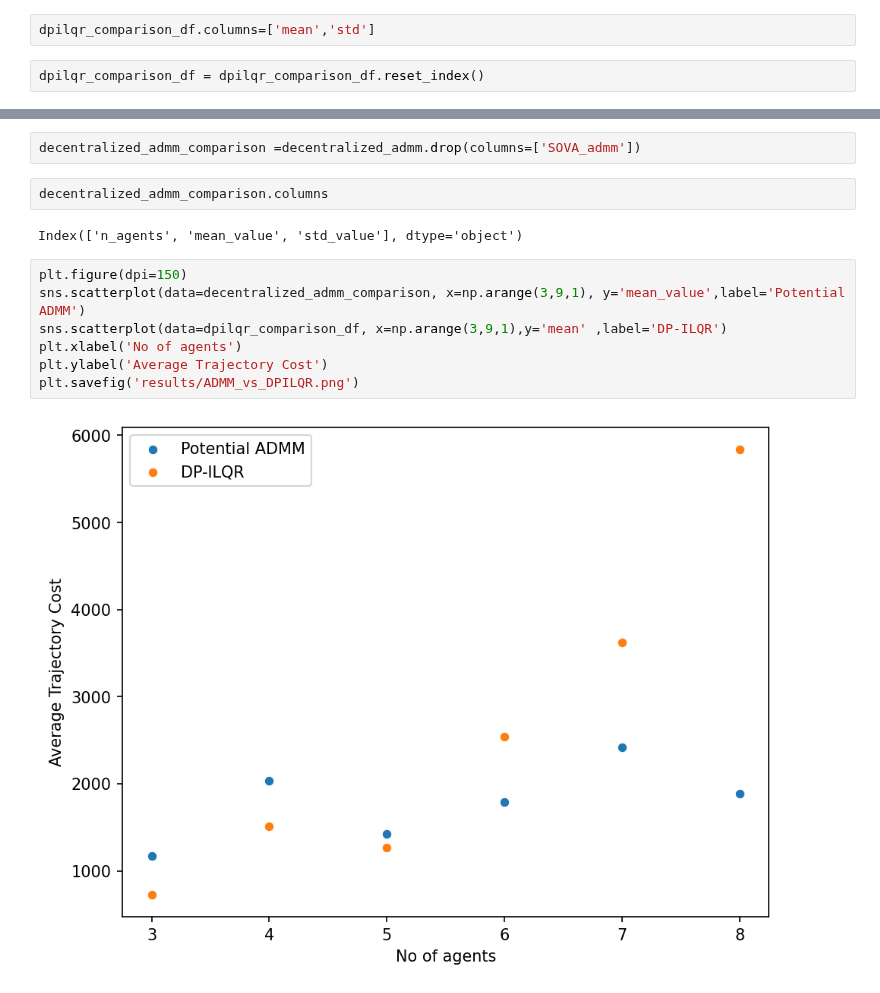
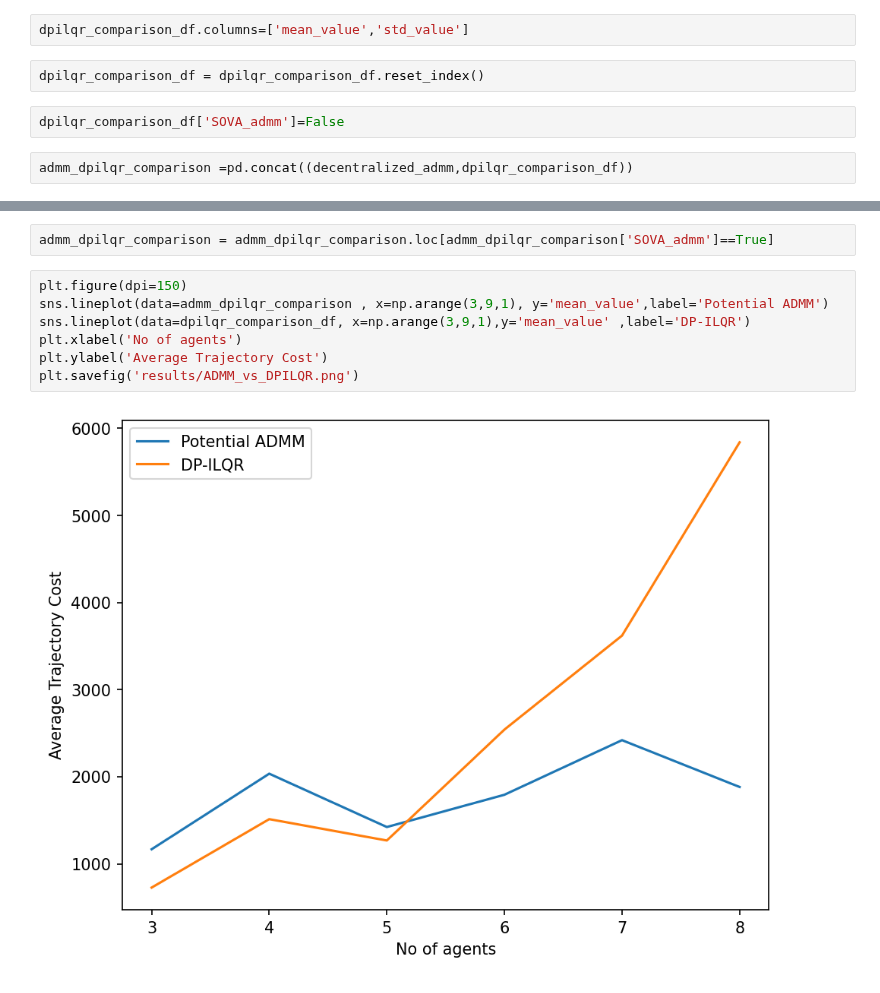
Before and after one commit to labicon/Potential-ADMM_code, a Jupyter notebook: distributed_ADMM/monte_carlo_analysis.ipynb, the cells around one changed output, grey strips where cells are left out. Cells and saved outputs as stored; diff of their text form.

```diff
--- a/distributed_ADMM/monte_carlo_analysis.ipynb
+++ b/distributed_ADMM/monte_carlo_analysis.ipynb
@@ -323,6 +337,10 @@ dpilqr_comparison_df
 | 7 | 3620.403943 | 5138.362924 |
 | 8 | 5839.563240 | 10433.686957 |
 # %%
-dpilqr_comparison_df.columns=['mean','std']
+dpilqr_comparison_df.columns=['mean_value','std_value']
 # %%
 dpilqr_comparison_df = dpilqr_comparison_df.reset_index()
+# %%
+dpilqr_comparison_df['SOVA_admm']=False
+# %%
+admm_dpilqr_comparison =pd.concat((decentralized_admm,dpilqr_comparison_df))
@@ -349,15 +361,11 @@ distributed
-# %%
-decentralized_admm_comparison =decentralized_admm.drop(columns=['SOVA_admm'])
-# %%
-decentralized_admm_comparison.columns
-# %% [output]
-Index(['n_agents', 'mean_value', 'std_value'], dtype='object')
+# %%
+admm_dpilqr_comparison = admm_dpilqr_comparison.loc[admm_dpilqr_comparison['SOVA_admm']==True]
 # %%
 plt.figure(dpi=150)
-sns.scatterplot(data=decentralized_admm_comparison, x=np.arange(3,9,1), y='mean_value',label='Potential ADMM')
-sns.scatterplot(data=dpilqr_comparison_df, x=np.arange(3,9,1),y='mean' ,label='DP-ILQR')
+sns.lineplot(data=admm_dpilqr_comparison , x=np.arange(3,9,1), y='mean_value',label='Potential ADMM')
+sns.lineplot(data=dpilqr_comparison_df, x=np.arange(3,9,1),y='mean_value' ,label='DP-ILQR')
 plt.xlabel('No of agents')
 plt.ylabel('Average Trajectory Cost')
 plt.savefig('results/ADMM_vs_DPILQR.png')
 # %% [output]
-[figure, old version]
+[figure, new version]
```
Also changed, not shown: parts of 7 cells of this notebook, 5 other files.
